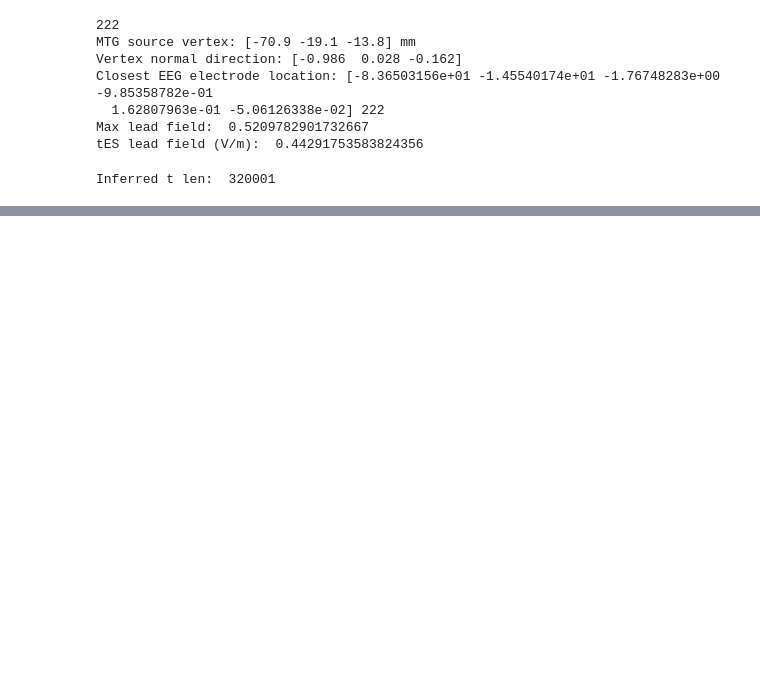
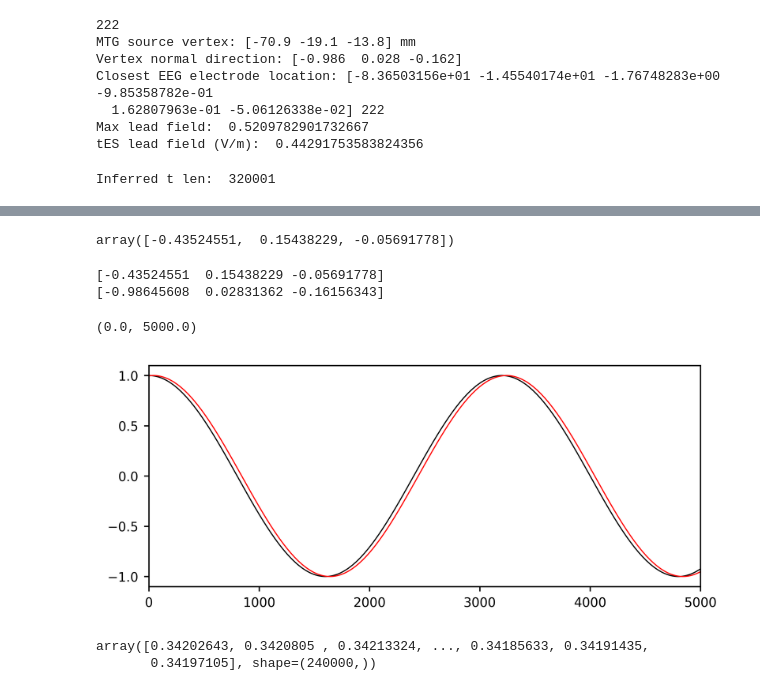
Before and after one commit to torbjone/CellTypeDependenceElStim, a Jupyter notebook: notebooks/active_ongoing_input_test.ipynb, the cells around one changed output, grey strips where cells are left out. Cells and saved outputs as stored; diff of their text form; code cells hidden in the pictures; blank space fills up the shorter version.

```diff
--- a/notebooks/active_ongoing_input_test.ipynb
+++ b/notebooks/active_ongoing_input_test.ipynb
@@ -875,0 +1017,22 @@ plt.savefig(f"ongoing_input_mtg_active_{cell_name}_{make_passive}.pdf")
+# %%
+nyhead.lead_field[:, vertex_idx, eeg_elec_idx]
+# %% [output]
+array([-0.43524551,  0.15438229, -0.05691778])
+# %%
+print(tES_field)
+print(nyhead.cortex_normal_vec)
+# %% [output]
+[-0.43524551  0.15438229 -0.05691778]
+[-0.98645608  0.02831362 -0.16156343]
+# %%
+plt.plot(tES_current / np.max(tES_current), 'k', lw=0.7)
+plt.plot(rt_based_dVm / np.max(rt_based_dVm), 'r', lw=0.7)
+plt.xlim(0, 5000)
+# %% [output]
+(0.0, 5000.0)
+[figure, added]
+# %%
+rt_based_dVm
+# %% [output]
+array([0.34202643, 0.3420805 , 0.34213324, ..., 0.34185633, 0.34191435,
+       0.34197105], shape=(240000,))
```
Also changed, not shown: parts of 10 cells of this notebook, 22 other files.
